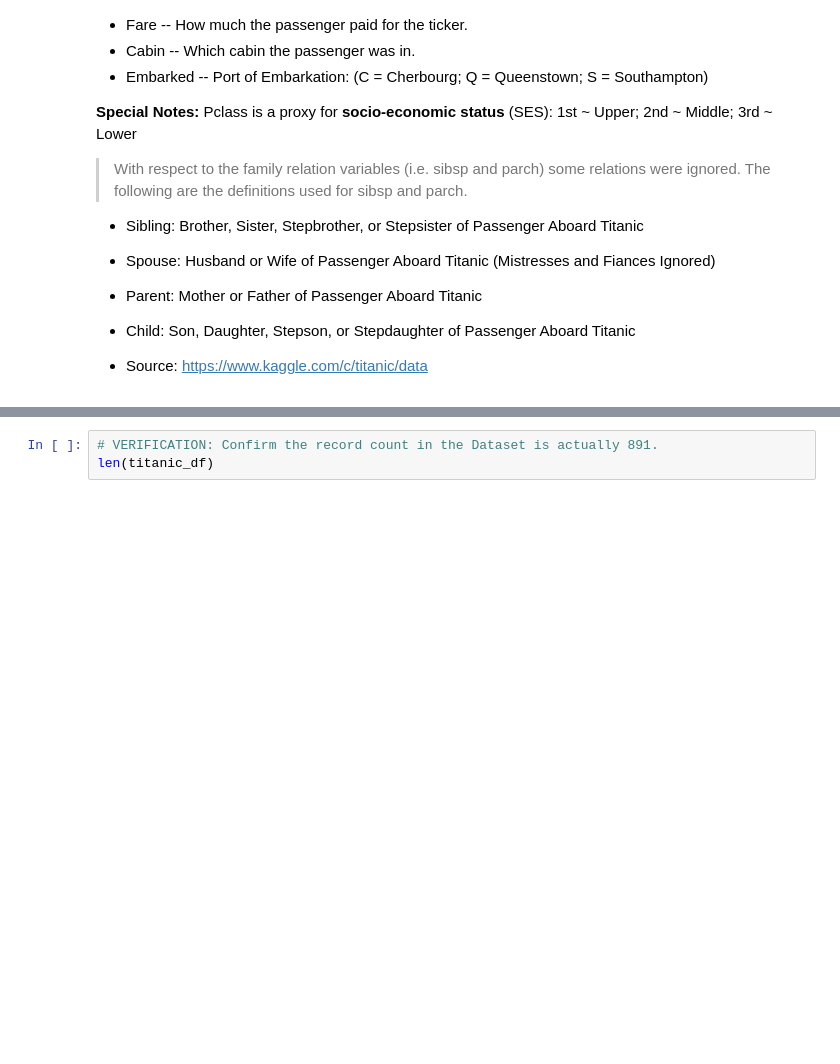
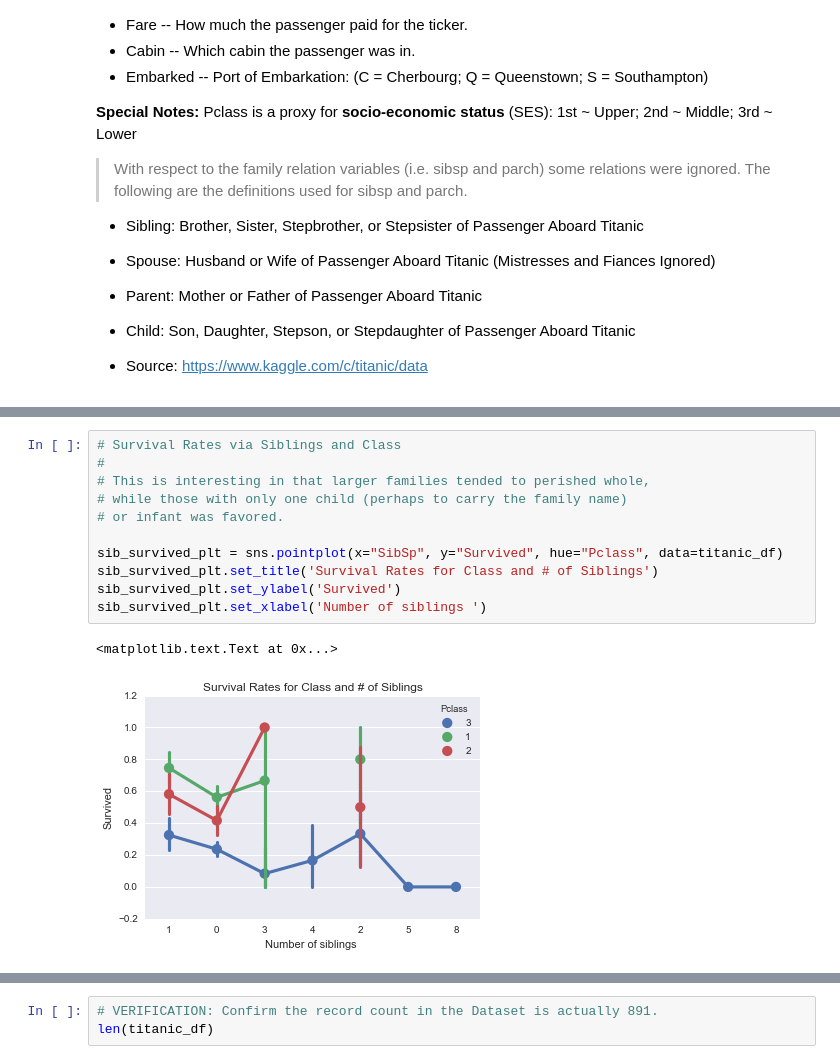
Before and after one commit to profversaggi/Udacity_Nano_DataScience, a Jupyter notebook: Project_2/Project # 2 Submission - Investigate a Dataset - Titanic.ipynb, the cells around one changed output, grey strips where cells are left out. Drawn from its saved outputs; the diff is of its cells as text; blank space fills up the shorter version.

```diff
--- a/Project_2/Project # 2 Submission - Investigate a Dataset - Titanic.ipynb
+++ b/Project_2/Project # 2 Submission - Investigate a Dataset - Titanic.ipynb
@@ -175,0 +167,14 @@ survived_plt.set_xlabel('Perished (0) vs Survived (1) ')
+# %%
+# Survival Rates via Siblings and Class
+#
+# This is interesting in that larger families tended to perished whole,
+# while those with only one child (perhaps to carry the family name)
+# or infant was favored.
+
+sib_survived_plt = sns.pointplot(x="SibSp", y="Survived", hue="Pclass", data=titanic_df)
+sib_survived_plt.set_title('Survival Rates for Class and # of Siblings')
+sib_survived_plt.set_ylabel('Survived')
+sib_survived_plt.set_xlabel('Number of siblings ')
+# %% [output]
+<matplotlib.text.Text at 0x...>
+[figure, added]
```
Also changed, not shown: parts of 18 cells of this notebook, 2 other files.
